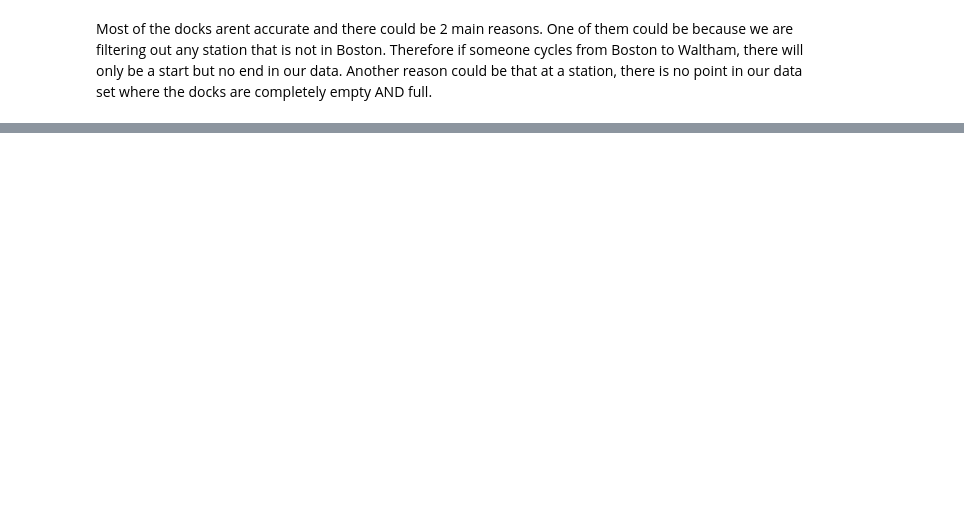
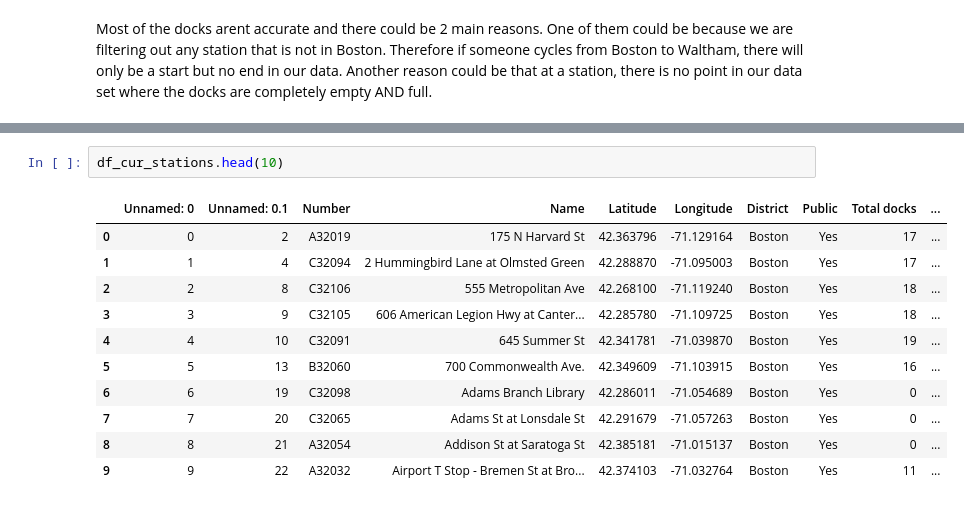
Before and after one commit to fzyang1227/bluebikes, a Jupyter notebook: DS4300_Project_Updated.ipynb, the cells around one changed output, grey strips where cells are left out. Saved outputs shown, nothing was run; the diff lists cells and outputs as text; blank space fills up the shorter version.

```diff
--- a/DS4300_Project_Updated.ipynb
+++ b/DS4300_Project_Updated.ipynb
@@ -423,0 +477,14 @@ Most of the docks arent accurate and there could be 2 main reasons. One of them
+# %%
+df_cur_stations.head(10)
+# %% [output]
+|  | Unnamed: 0 | Unnamed: 0.1 | Number | Name | Latitude | Longitude | District | Public | Total docks | ... |
+| 0 | 0 | 2 | A32019 | 175 N Harvard St | 42.363796 | -71.129164 | Boston | Yes | 17 | ... |
+| 1 | 1 | 4 | C32094 | 2 Hummingbird Lane at Olmsted Green | 42.288870 | -71.095003 | Boston | Yes | 17 | ... |
+| 2 | 2 | 8 | C32106 | 555 Metropolitan Ave | 42.268100 | -71.119240 | Boston | Yes | 18 | ... |
+| 3 | 3 | 9 | C32105 | 606 American Legion Hwy at Canter... | 42.285780 | -71.109725 | Boston | Yes | 18 | ... |
+| 4 | 4 | 10 | C32091 | 645 Summer St | 42.341781 | -71.039870 | Boston | Yes | 19 | ... |
+| 5 | 5 | 13 | B32060 | 700 Commonwealth Ave. | 42.349609 | -71.103915 | Boston | Yes | 16 | ... |
+| 6 | 6 | 19 | C32098 | Adams Branch Library | 42.286011 | -71.054689 | Boston | Yes | 0 | ... |
+| 7 | 7 | 20 | C32065 | Adams St at Lonsdale St | 42.291679 | -71.057263 | Boston | Yes | 0 | ... |
+| 8 | 8 | 21 | A32054 | Addison St at Saratoga St | 42.385181 | -71.015137 | Boston | Yes | 0 | ... |
+| 9 | 9 | 22 | A32032 | Airport T Stop - Bremen St at Bro... | 42.374103 | -71.032764 | Boston | Yes | 11 | ... |
```
Also changed, not shown: parts of 30 cells of this notebook.
